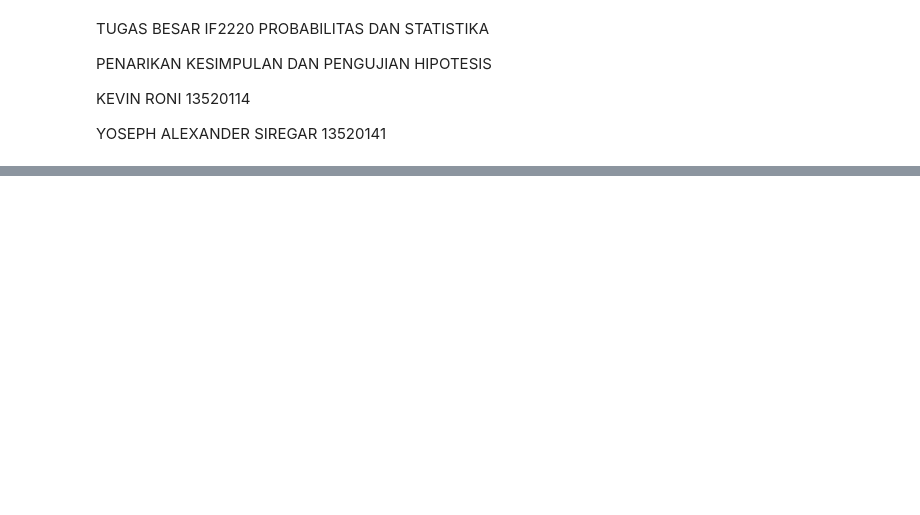
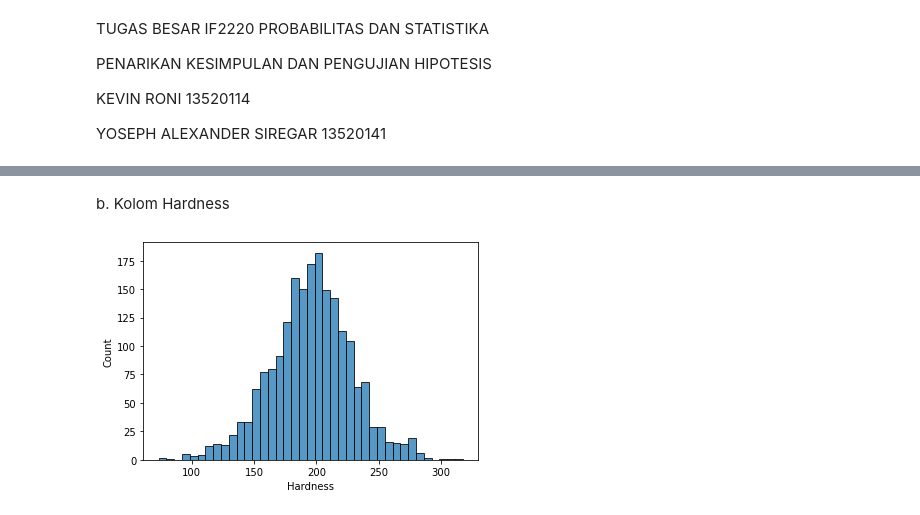
Before and after one commit to jakartasipirok/Tugas-Besar-IF2220-2021-2022, a Jupyter notebook: main.ipynb, the cells around one changed output, grey strips where cells are left out. Saved outputs shown, nothing was run; the diff lists cells and outputs as text; code cells hidden in the pictures; blank space fills up the shorter version.

```diff
--- a/main.ipynb
+++ b/main.ipynb
@@ -52,0 +79,7 @@ stats
+# %% [markdown]
+b. Kolom Hardness
+# %%
+sns.histplot(data = df["Hardness"])
+plt.show()
+# %% [output]
+[figure, added]
```
Also changed, not shown: parts of 30 cells of this notebook.
